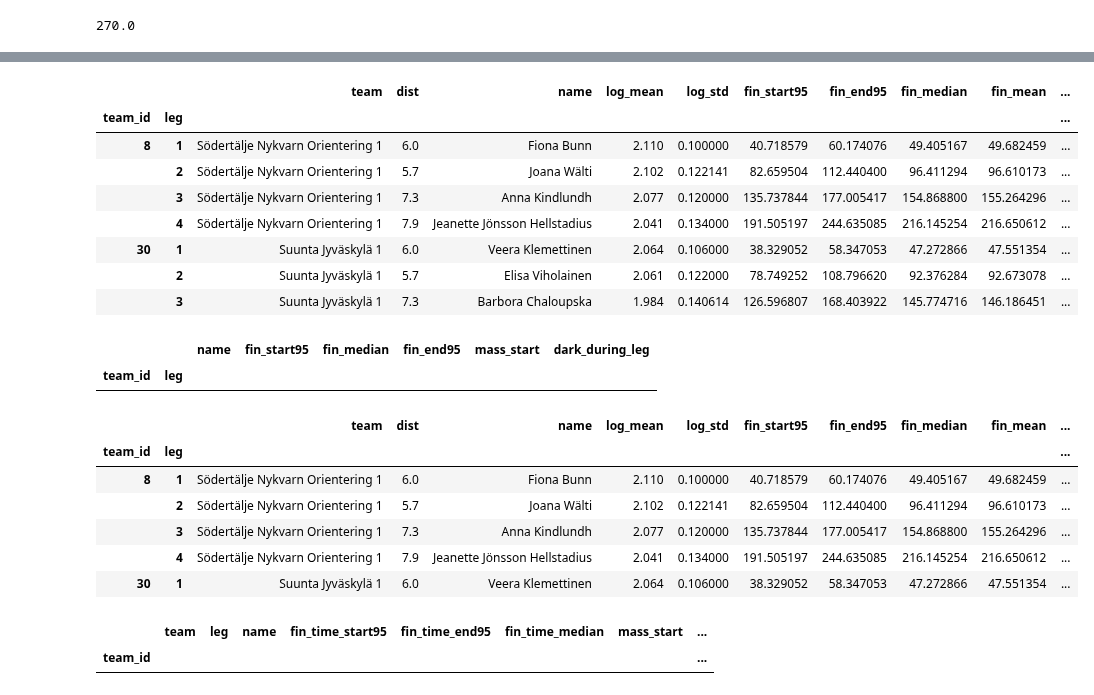
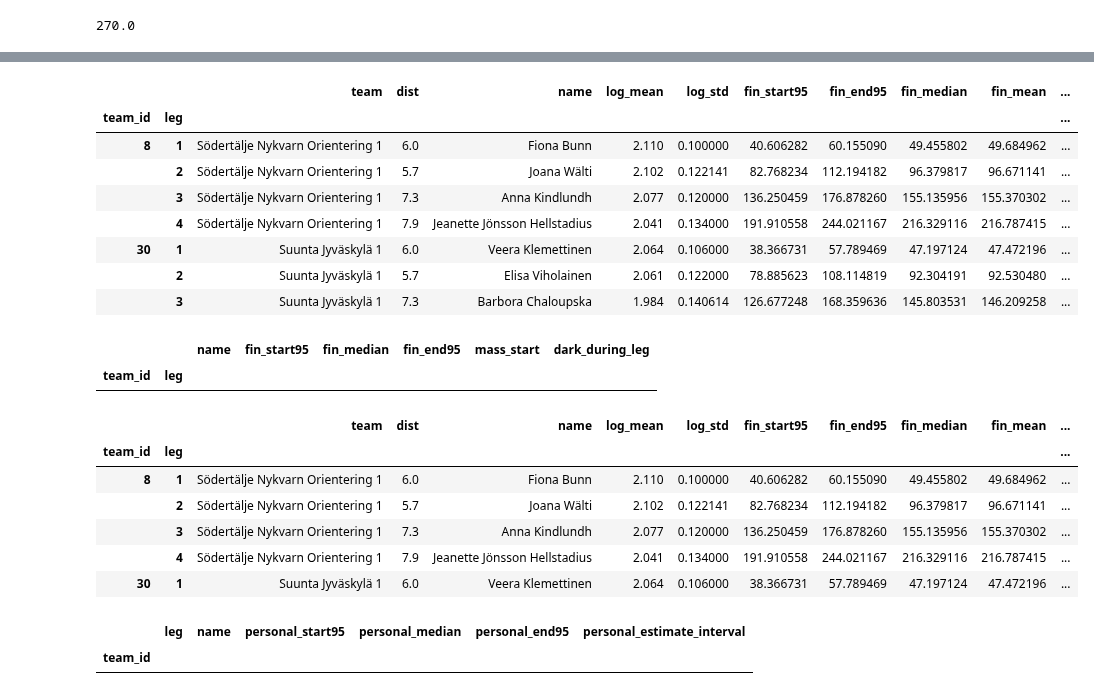
Before and after one commit to dins/jukola-xml-model, a Jupyter notebook: 2019-relay-simulation.ipynb, the cells around one changed output, grey strips where cells are left out. Drawn from its saved outputs; the diff is of its cells as text; code cells hidden in the pictures.

Commit message:
update for new teams

```diff
--- a/2019-relay-simulation.ipynb
+++ b/2019-relay-simulation.ipynb
@@ -78,6 +78,10 @@ def simulate_relay_estimates(row):
             print(row["log_mean"])
             print(row["name"])
         samples[i] = row["dist"][i] * lognorm.rvs(s = row["log_std"][i], scale = np.exp(row["log_mean"][i]), size = 10000)
+
+    personal_start95 = samples.quantile(0.025)
+    personal_end95 = samples.quantile(0.975)
+    personal_median = samples.median()
 
     samples_sums = pd.DataFrame()
     # leg_1
@@ -149,7 +153,25 @@ def simulate_relay_estimates(row):
     mass_start_dict = {f"mass_start_{leg}" : mass_start.values[leg-1] for leg in range(1, num_legs + 1)}
     dark_during_leg_dict = {f"dark_during_leg_{leg}" : dark_during_leg.values[leg-1] for leg in range(1, num_legs + 1)}
 
-    new_cols = {**fin_start95_dict, **fin_end95_dict, **fin_median_dict, **fin_mean_dict, **fin_sum_log_means_dict, **fin_sum_log_stds_dict, **mass_start_dict, **dark_during_leg_dict}
+    personal_start95_dict = {}
+    personal_end95_dict = {}
+    personal_median_dict = {}
+    for leg in range(1, num_legs + 1):
+        personal_start95_dict[f"personal_start95_{leg}"] = personal_start95.values[leg-1]
+        personal_end95_dict[f"personal_end95_{leg}"] = personal_end95.values[leg-1]
+        personal_median_dict[f"personal_median_{leg}"] = personal_median.values[leg-1]
+
+    new_cols = {**fin_start95_dict,
+                **fin_end95_dict,
+                **fin_median_dict,
+                **fin_mean_dict,
+                **fin_sum_log_means_dict,
+                **fin_sum_log_stds_dict,
+                **mass_start_dict,
+                **dark_during_leg_dict,
+                **personal_start95_dict,
+                **personal_end95_dict,
+                **personal_median_dict}
 
     #print(start95.values)
     #print(new_cols)
@@ -213,13 +225,13 @@ runner_estimates.head(7)
 # %% [output]
 |  |  | team | dist | name | log_mean | log_std | fin_start95 | fin_end95 | fin_median | fin_mean | ... |
 | team_id | leg |  |  |  |  |  |  |  |  |  | ... |
-| 8 | 1 | Södertälje Nykvarn Orientering 1 | 6.0 | Fiona Bunn | 2.110 | 0.100000 | 40.718579 | 60.174076 | 49.405167 | 49.682459 | ... |
-|  | 2 | Södertälje Nykvarn Orientering 1 | 5.7 | Joana Wälti | 2.102 | 0.122141 | 82.659504 | 112.440400 | 96.411294 | 96.610173 | ... |
-|  | 3 | Södertälje Nykvarn Orientering 1 | 7.3 | Anna Kindlundh | 2.077 | 0.120000 | 135.737844 | 177.005417 | 154.868800 | 155.264296 | ... |
-|  | 4 | Södertälje Nykvarn Orientering 1 | 7.9 | Jeanette Jönsson Hellstadius | 2.041 | 0.134000 | 191.505197 | 244.635085 | 216.145254 | 216.650612 | ... |
-| 30 | 1 | Suunta Jyväskylä 1 | 6.0 | Veera Klemettinen | 2.064 | 0.106000 | 38.329052 | 58.347053 | 47.272866 | 47.551354 | ... |
-|  | 2 | Suunta Jyväskylä 1 | 5.7 | Elisa Viholainen | 2.061 | 0.122000 | 78.749252 | 108.796620 | 92.376284 | 92.673078 | ... |
-|  | 3 | Suunta Jyväskylä 1 | 7.3 | Barbora Chaloupska | 1.984 | 0.140614 | 126.596807 | 168.403922 | 145.774716 | 146.186451 | ... |
+| 8 | 1 | Södertälje Nykvarn Orientering 1 | 6.0 | Fiona Bunn | 2.110 | 0.100000 | 40.606282 | 60.155090 | 49.455802 | 49.684962 | ... |
+|  | 2 | Södertälje Nykvarn Orientering 1 | 5.7 | Joana Wälti | 2.102 | 0.122141 | 82.768234 | 112.194182 | 96.379817 | 96.671141 | ... |
+|  | 3 | Södertälje Nykvarn Orientering 1 | 7.3 | Anna Kindlundh | 2.077 | 0.120000 | 136.250459 | 176.878260 | 155.135956 | 155.370302 | ... |
+|  | 4 | Södertälje Nykvarn Orientering 1 | 7.9 | Jeanette Jönsson Hellstadius | 2.041 | 0.134000 | 191.910558 | 244.021167 | 216.329116 | 216.787415 | ... |
+| 30 | 1 | Suunta Jyväskylä 1 | 6.0 | Veera Klemettinen | 2.064 | 0.106000 | 38.366731 | 57.789469 | 47.197124 | 47.472196 | ... |
+|  | 2 | Suunta Jyväskylä 1 | 5.7 | Elisa Viholainen | 2.061 | 0.122000 | 78.885623 | 108.114819 | 92.304191 | 92.530480 | ... |
+|  | 3 | Suunta Jyväskylä 1 | 7.3 | Barbora Chaloupska | 1.984 | 0.140614 | 126.677248 | 168.359636 | 145.803531 | 146.209258 | ... |
 # %%
 runner_estimates[runner_estimates['team'].str.contains("Reak")][["name", "fin_start95", "fin_median", "fin_end95", "mass_start", "dark_during_leg"]]
 # %% [output]
@@ -228,42 +240,47 @@ runner_estimates[runner_estimates['team'].str.contains("Reak")][["name", "fin_st
 # %%
 # Convert minutes to date and times
 start_timestamp = shared.start_timestamp[ve_or_ju][2019]
 
 runner_estimates["fin_time_median"] = pd.to_datetime(runner_estimates["fin_median"] * 60, unit = "s", origin= start_timestamp)
 runner_estimates["fin_time_start95"] = pd.to_datetime(runner_estimates["fin_start95"] * 60, unit = "s", origin= start_timestamp)
 runner_estimates["fin_time_end95"] = pd.to_datetime(runner_estimates["fin_end95"] * 60, unit = "s", origin= start_timestamp)
 
+runner_estimates["personal_estimate_interval"] = runner_estimates["personal_end95"] - runner_estimates["personal_start95"]
 runner_estimates.head()
 # %% [output]
 |  |  | team | dist | name | log_mean | log_std | fin_start95 | fin_end95 | fin_median | fin_mean | ... |
 | team_id | leg |  |  |  |  |  |  |  |  |  | ... |
-| 8 | 1 | Södertälje Nykvarn Orientering 1 | 6.0 | Fiona Bunn | 2.110 | 0.100000 | 40.718579 | 60.174076 | 49.405167 | 49.682459 | ... |
-|  | 2 | Södertälje Nykvarn Orientering 1 | 5.7 | Joana Wälti | 2.102 | 0.122141 | 82.659504 | 112.440400 | 96.411294 | 96.610173 | ... |
-|  | 3 | Södertälje Nykvarn Orientering 1 | 7.3 | Anna Kindlundh | 2.077 | 0.120000 | 135.737844 | 177.005417 | 154.868800 | 155.264296 | ... |
-|  | 4 | Södertälje Nykvarn Orientering 1 | 7.9 | Jeanette Jönsson Hellstadius | 2.041 | 0.134000 | 191.505197 | 244.635085 | 216.145254 | 216.650612 | ... |
-| 30 | 1 | Suunta Jyväskylä 1 | 6.0 | Veera Klemettinen | 2.064 | 0.106000 | 38.329052 | 58.347053 | 47.272866 | 47.551354 | ... |
+| 8 | 1 | Södertälje Nykvarn Orientering 1 | 6.0 | Fiona Bunn | 2.110 | 0.100000 | 40.606282 | 60.155090 | 49.455802 | 49.684962 | ... |
+|  | 2 | Södertälje Nykvarn Orientering 1 | 5.7 | Joana Wälti | 2.102 | 0.122141 | 82.768234 | 112.194182 | 96.379817 | 96.671141 | ... |
+|  | 3 | Södertälje Nykvarn Orientering 1 | 7.3 | Anna Kindlundh | 2.077 | 0.120000 | 136.250459 | 176.878260 | 155.135956 | 155.370302 | ... |
+|  | 4 | Södertälje Nykvarn Orientering 1 | 7.9 | Jeanette Jönsson Hellstadius | 2.041 | 0.134000 | 191.910558 | 244.021167 | 216.329116 | 216.787415 | ... |
+| 30 | 1 | Suunta Jyväskylä 1 | 6.0 | Veera Klemettinen | 2.064 | 0.106000 | 38.366731 | 57.789469 | 47.197124 | 47.472196 | ... |
 # %%
 
 for_print = runner_estimates.copy()
 for_print = for_print.reset_index()
 for_print = for_print.set_index('team_id')
 for_print = for_print.round(2)
-for_print["fin_time_median"] = for_print["fin_time_median"].dt.strftime("%H:%M")
-for_print["fin_time_start95"] = for_print["fin_time_start95"].dt.strftime("%H:%M")
-for_print["fin_time_end95"] = for_print["fin_time_end95"].dt.strftime("%H:%M")
-for_print = for_print[['team',
+for_print["median"] = for_print["fin_time_median"].dt.strftime("%H:%M")
+for_print["start95"] = for_print["fin_time_start95"].dt.strftime("%H:%M")
+for_print["end95"] = for_print["fin_time_end95"].dt.strftime("%H:%M")
+
+#for_print[for_print['team'].str.contains("Stadin")]
+for_print = for_print[for_print['team'].str.contains("Reak")]
+
+for_print = for_print[[
  'leg',
  'name',
- 'fin_time_start95',
- 'fin_time_end95',
- 'fin_time_median',
- 'mass_start',
- 'dark_during_leg']]
+ 'personal_start95',
+ 'personal_median',
+ 'personal_end95',
+ 'personal_estimate_interval']]
 
-for_print[for_print['team'].str.contains("Reak")]
+for_print.to_csv(f'data/for_print_{ve_or_ju}_2019.csv')
+for_print
 # %% [output]
-|  | team | leg | name | fin_time_start95 | fin_time_end95 | fin_time_median | mass_start | ... |
-| team_id |  |  |  |  |  |  |  | ... |
+|  | leg | name | personal_start95 | personal_median | personal_end95 | personal_estimate_interval |
+| team_id |  |  |  |  |  |  |
 # %%
 for_web = runner_estimates.copy().reset_index()
 for_web["fin_time_median"] = for_web["fin_time_median"].dt.tz_localize('EET').dt.tz_convert('UTC')
```
Also changed, not shown: parts of 6 cells of this notebook, 3 other files.
